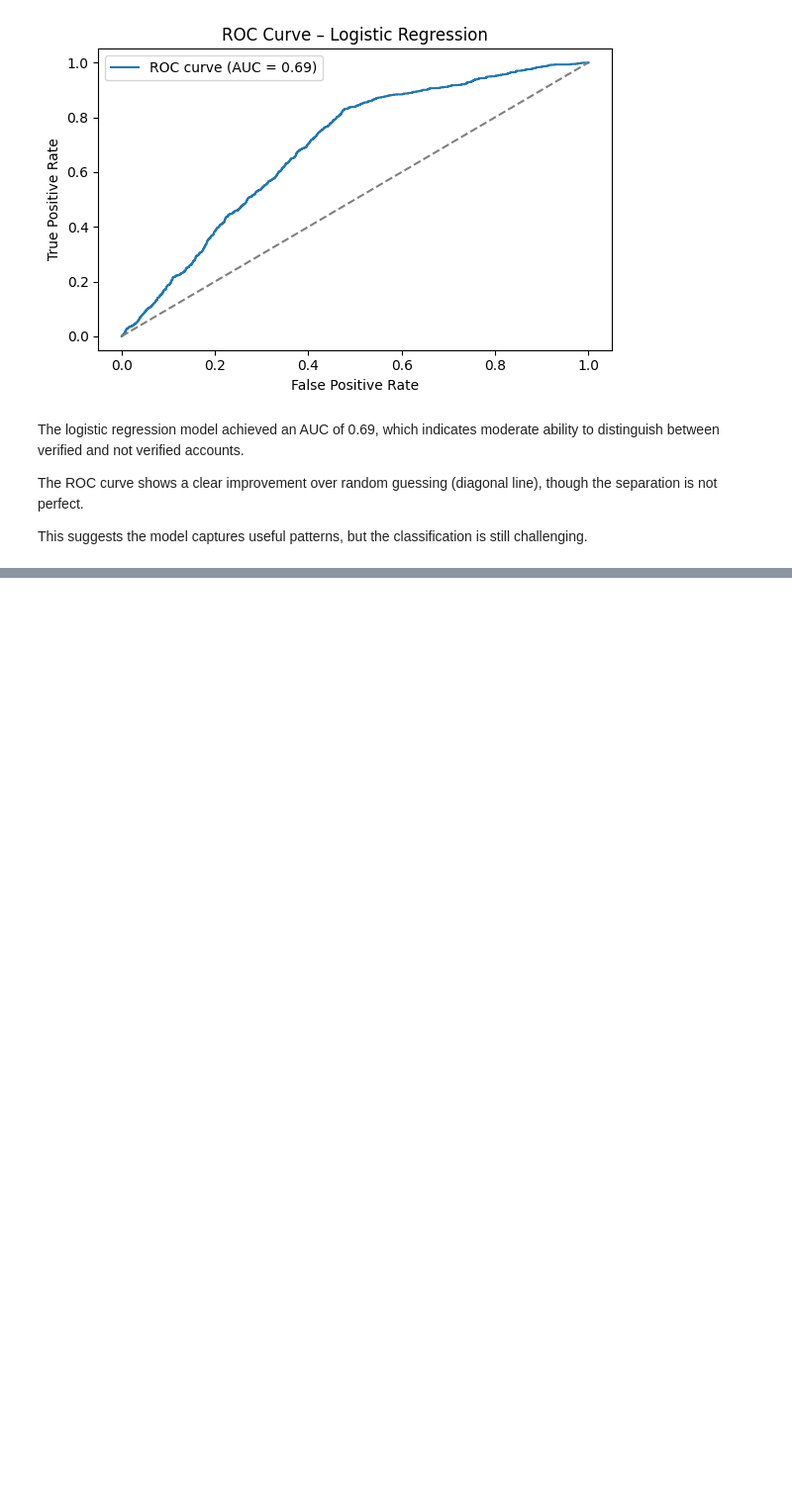
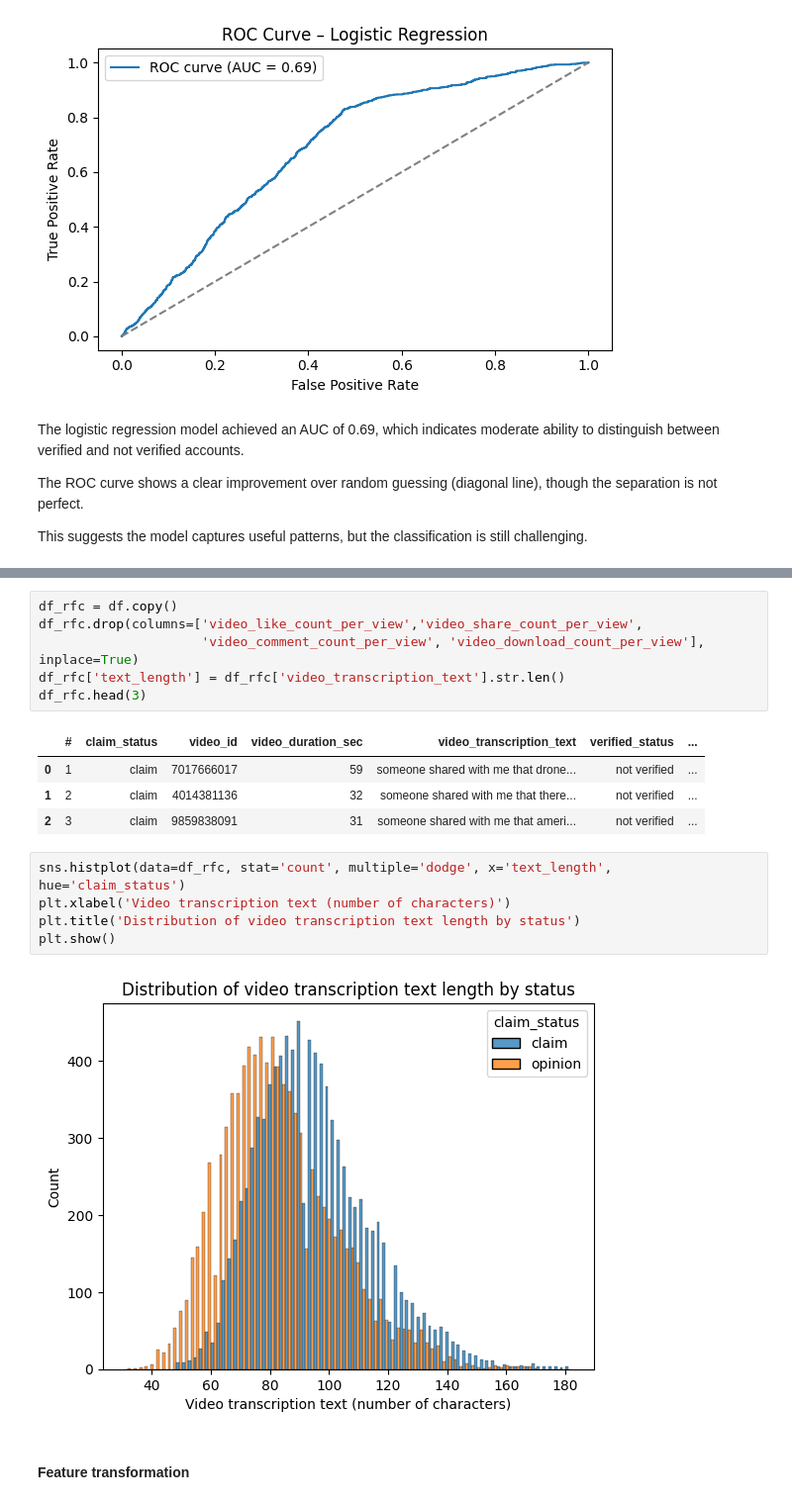
Before and after one commit to moniqa02/TikTokClaims, a Jupyter notebook: TiktokAnalysis.ipynb, the cells around one changed output, grey strips where cells are left out. Shown at 99% size. Drawn from its saved outputs; the diff is of its cells as text; blank space fills up the shorter version.

```diff
--- a/TiktokAnalysis.ipynb
+++ b/TiktokAnalysis.ipynb
@@ -611,0 +624,20 @@ models_results_df
+# %%
+df_rfc = df.copy()
+df_rfc.drop(columns=['video_like_count_per_view','video_share_count_per_view',
+                     'video_comment_count_per_view', 'video_download_count_per_view'], inplace=True)
+df_rfc['text_length'] = df_rfc['video_transcription_text'].str.len()
+df_rfc.head(3)
+# %% [output]
+|  | # | claim_status | video_id | video_duration_sec | video_transcription_text | verified_status | ... |
+| 0 | 1 | claim | 7017666017 | 59 | someone shared with me that drone... | not verified | ... |
+| 1 | 2 | claim | 4014381136 | 32 | someone shared with me that there... | not verified | ... |
+| 2 | 3 | claim | 9859838091 | 31 | someone shared with me that ameri... | not verified | ... |
+# %%
+sns.histplot(data=df_rfc, stat='count', multiple='dodge', x='text_length', hue='claim_status')
+plt.xlabel('Video transcription text (number of characters)')
+plt.title('Distribution of video transcription text length by status')
+plt.show()
+# %% [output]
+[figure, added]
+# %% [markdown]
+#### Feature transformation
```
Also changed, not shown: parts of 33 cells of this notebook, 1 other file.
